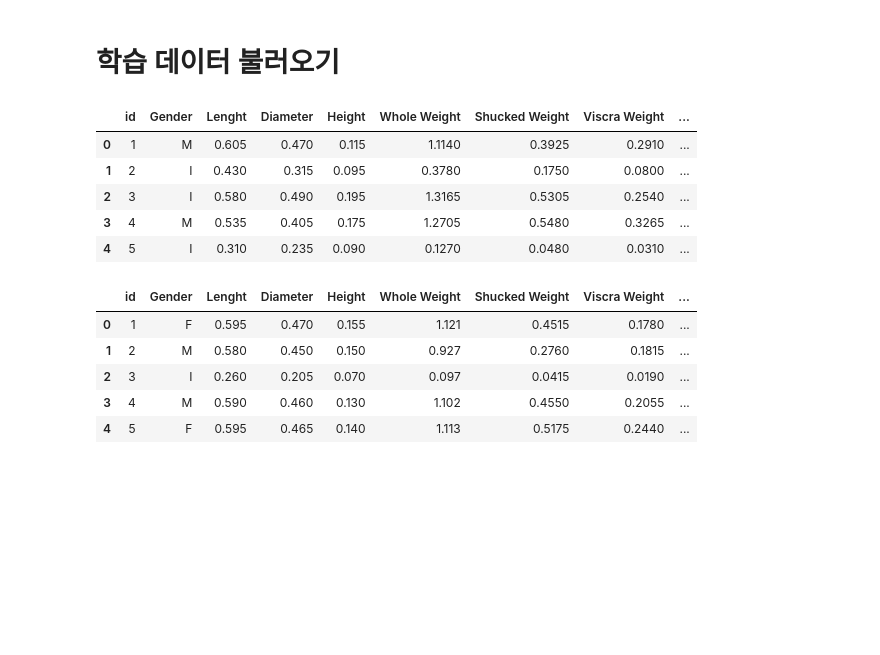
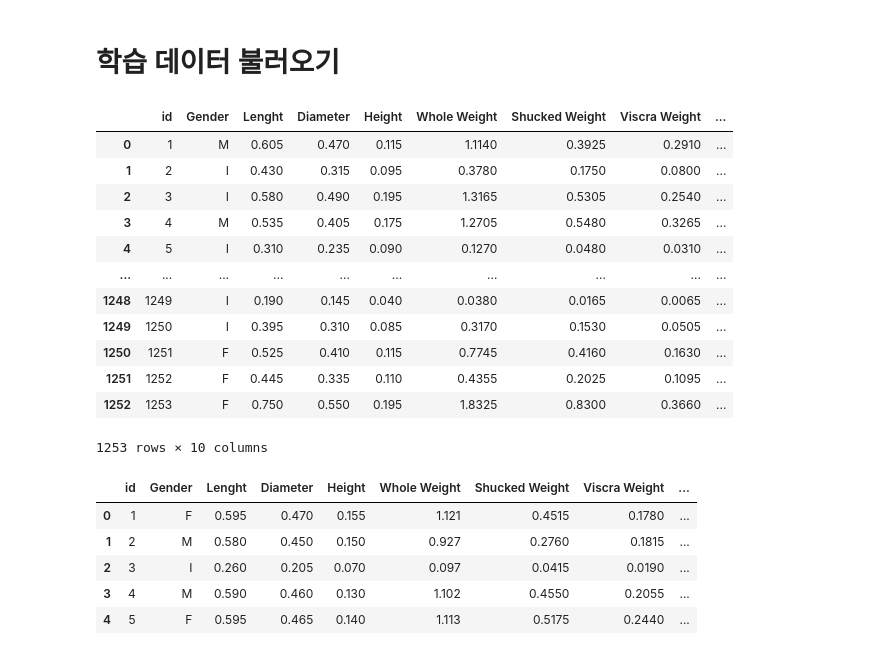
Before and after one commit to kjhmouse1996/Dacon, a Jupyter notebook: Abalone_Age/Untitled.ipynb, the cells around one changed output. Saved outputs shown, nothing was run; the diff lists cells and outputs as text; code cells hidden in the pictures; blank space fills up the shorter version.

```diff
--- a/Abalone_Age/Untitled.ipynb
+++ b/Abalone_Age/Untitled.ipynb
@@ -3,19 +3,26 @@
 # %%
 import warnings
 warnings.filterwarnings('ignore')
 
 import pandas as pd
 
 # csv형식으로 된 데이터 파일을 읽어옵니다.
 train = pd.read_csv('data/train.csv')
-train.head()
+train
 # %% [output]
 |  | id | Gender | Lenght | Diameter | Height | Whole Weight | Shucked Weight | Viscra Weight | ... |
 | 0 | 1 | M | 0.605 | 0.470 | 0.115 | 1.1140 | 0.3925 | 0.2910 | ... |
 | 1 | 2 | I | 0.430 | 0.315 | 0.095 | 0.3780 | 0.1750 | 0.0800 | ... |
 | 2 | 3 | I | 0.580 | 0.490 | 0.195 | 1.3165 | 0.5305 | 0.2540 | ... |
 | 3 | 4 | M | 0.535 | 0.405 | 0.175 | 1.2705 | 0.5480 | 0.3265 | ... |
 | 4 | 5 | I | 0.310 | 0.235 | 0.090 | 0.1270 | 0.0480 | 0.0310 | ... |
+| ... | ... | ... | ... | ... | ... | ... | ... | ... | ... |
+| 1248 | 1249 | I | 0.190 | 0.145 | 0.040 | 0.0380 | 0.0165 | 0.0065 | ... |
+| 1249 | 1250 | I | 0.395 | 0.310 | 0.085 | 0.3170 | 0.1530 | 0.0505 | ... |
+| 1250 | 1251 | F | 0.525 | 0.410 | 0.115 | 0.7745 | 0.4160 | 0.1630 | ... |
+| 1251 | 1252 | F | 0.445 | 0.335 | 0.110 | 0.4355 | 0.2025 | 0.1095 | ... |
+| 1252 | 1253 | F | 0.750 | 0.550 | 0.195 | 1.8325 | 0.8300 | 0.3660 | ... |
+1253 rows × 10 columns
 # %%
 test = pd.read_csv('data/test.csv')
 test.head()
```
Also changed, not shown: parts of 37 cells of this notebook, 13 other files.
